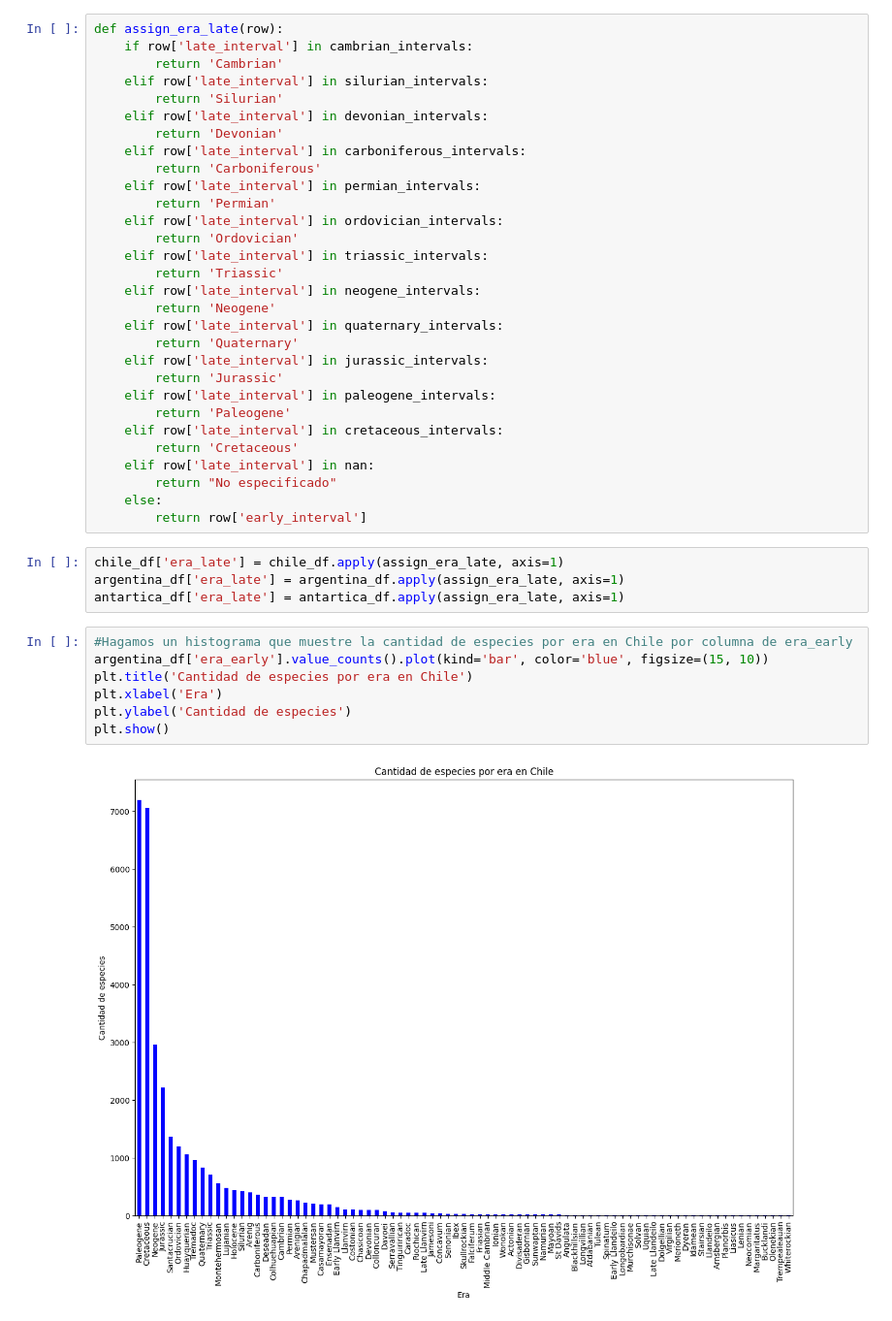
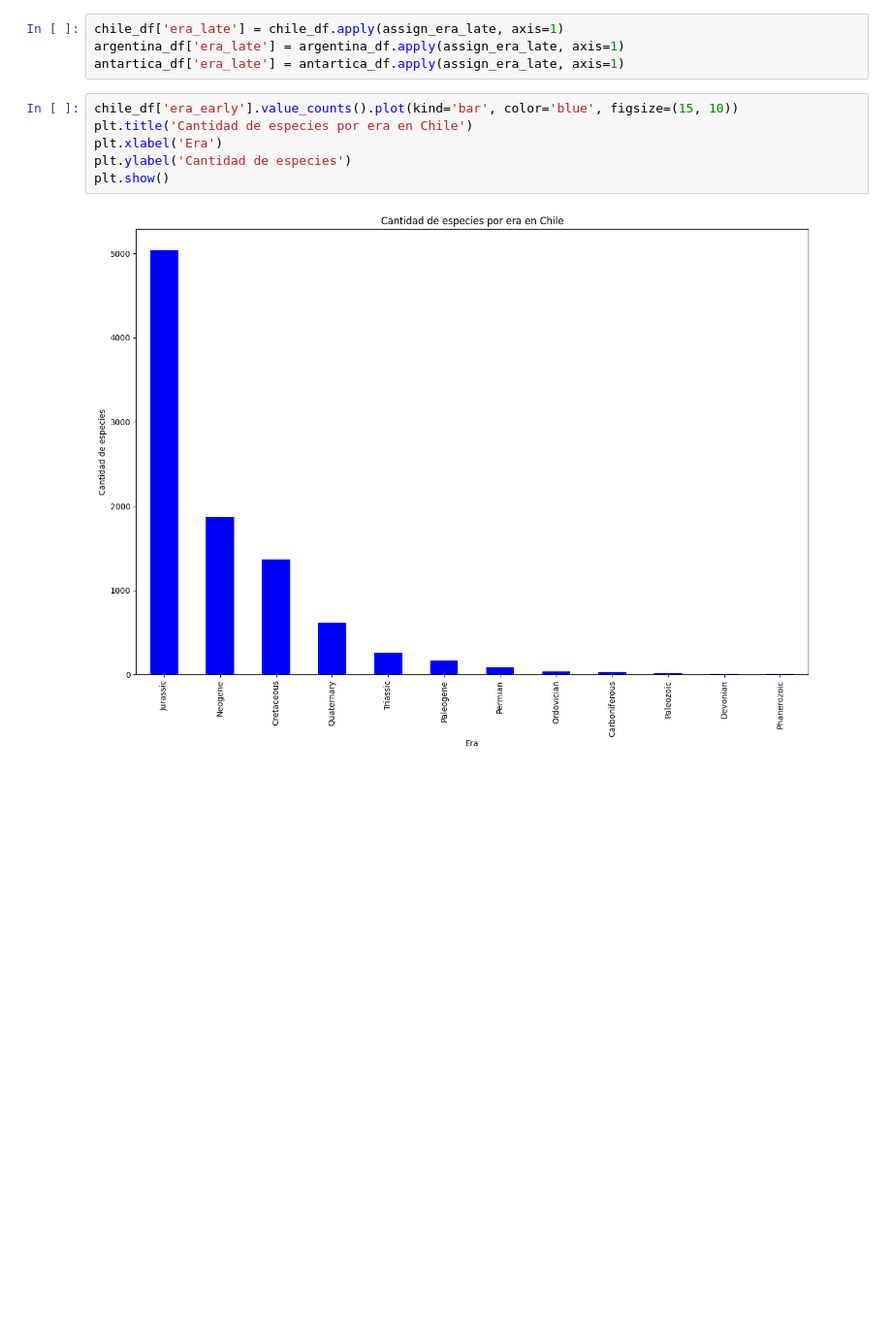
Before and after one commit to ignaciopinilla/Proye-Imt2200, a Jupyter notebook: limpieza.ipynb, the cells around one changed output. Shown at 97% size. Saved outputs shown, nothing was run; the diff lists cells and outputs as text; blank space fills up the shorter version.

```diff
--- a/limpieza.ipynb
+++ b/limpieza.ipynb
@@ -401,46 +469,15 @@ def assign_era(row):
 chile_df['era_early'] = chile_df.apply(assign_era, axis=1)
 argentina_df['era_early'] = argentina_df.apply(assign_era, axis=1)
 antartica_df['era_early'] = antartica_df.apply(assign_era, axis=1)
-# %%
-def assign_era_late(row):
-    if row['late_interval'] in cambrian_intervals:
-        return 'Cambrian'
-    elif row['late_interval'] in silurian_intervals:
-        return 'Silurian'
-    elif row['late_interval'] in devonian_intervals:
-        return 'Devonian'
-    elif row['late_interval'] in carboniferous_intervals:
-        return 'Carboniferous'
-    elif row['late_interval'] in permian_intervals:
-        return 'Permian'
-    elif row['late_interval'] in ordovician_intervals:
-        return 'Ordovician'
-    elif row['late_interval'] in triassic_intervals:
-        return 'Triassic'
-    elif row['late_interval'] in neogene_intervals:
-        return 'Neogene'
-    elif row['late_interval'] in quaternary_intervals:
-        return 'Quaternary'
-    elif row['late_interval'] in jurassic_intervals:
-        return 'Jurassic'
-    elif row['late_interval'] in paleogene_intervals:
-        return 'Paleogene'
-    elif row['late_interval'] in cretaceous_intervals:
-        return 'Cretaceous'
-    elif row['late_interval'] in nan:
-        return "No especificado"
-    else:
-        return row['early_interval']
 # %%
 chile_df['era_late'] = chile_df.apply(assign_era_late, axis=1)
 argentina_df['era_late'] = argentina_df.apply(assign_era_late, axis=1)
 antartica_df['era_late'] = antartica_df.apply(assign_era_late, axis=1)
 # %%
-#Hagamos un histograma que muestre la cantidad de especies por era en Chile por columna de era_early
-argentina_df['era_early'].value_counts().plot(kind='bar', color='blue', figsize=(15, 10))
+chile_df['era_early'].value_counts().plot(kind='bar', color='blue', figsize=(15, 10))
 plt.title('Cantidad de especies por era en Chile')
 plt.xlabel('Era')
 plt.ylabel('Cantidad de especies')
 plt.show()
 # %% [output]
-[figure, old version]
+[figure, new version]
```
Also changed, not shown: parts of 11 cells of this notebook.
